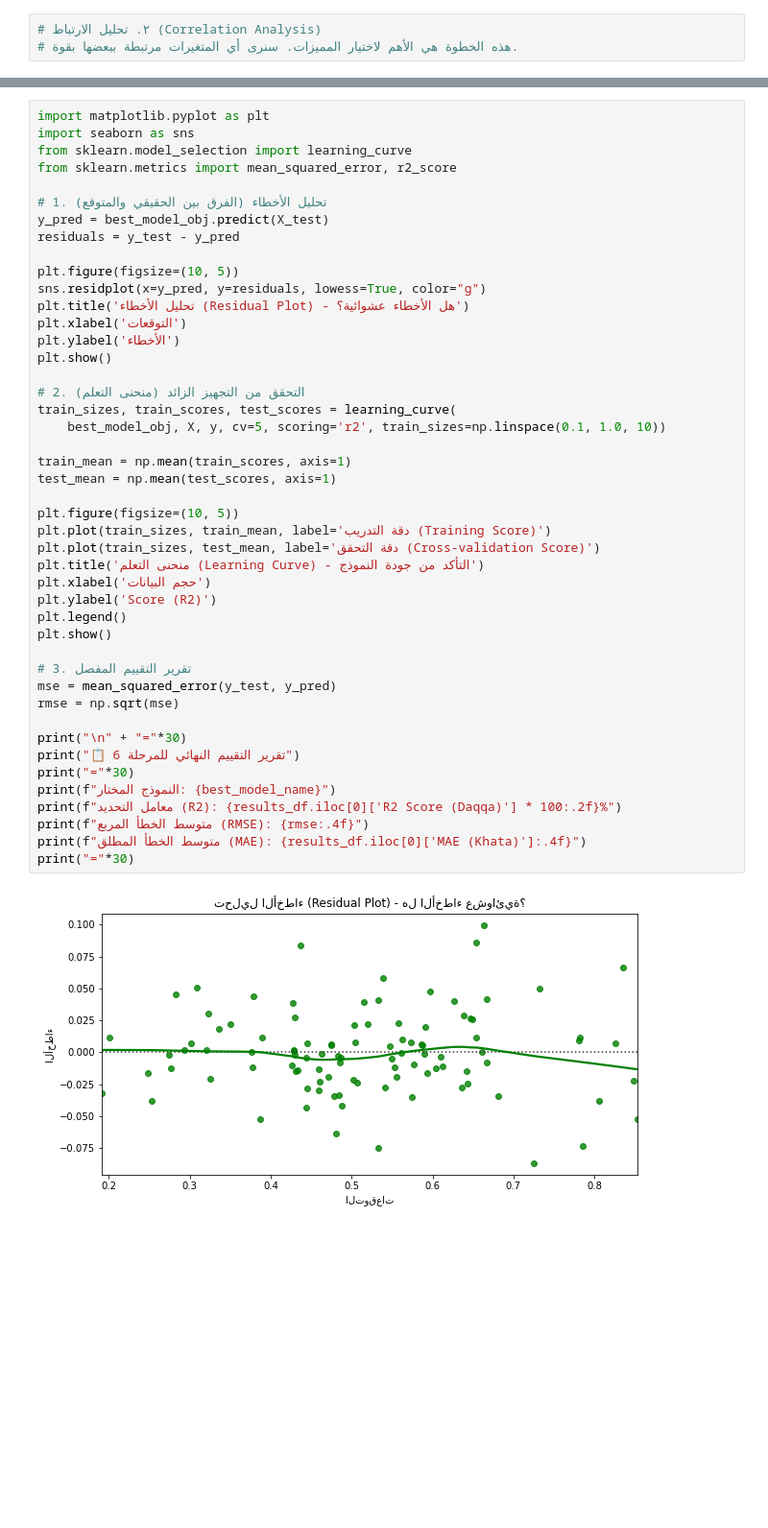
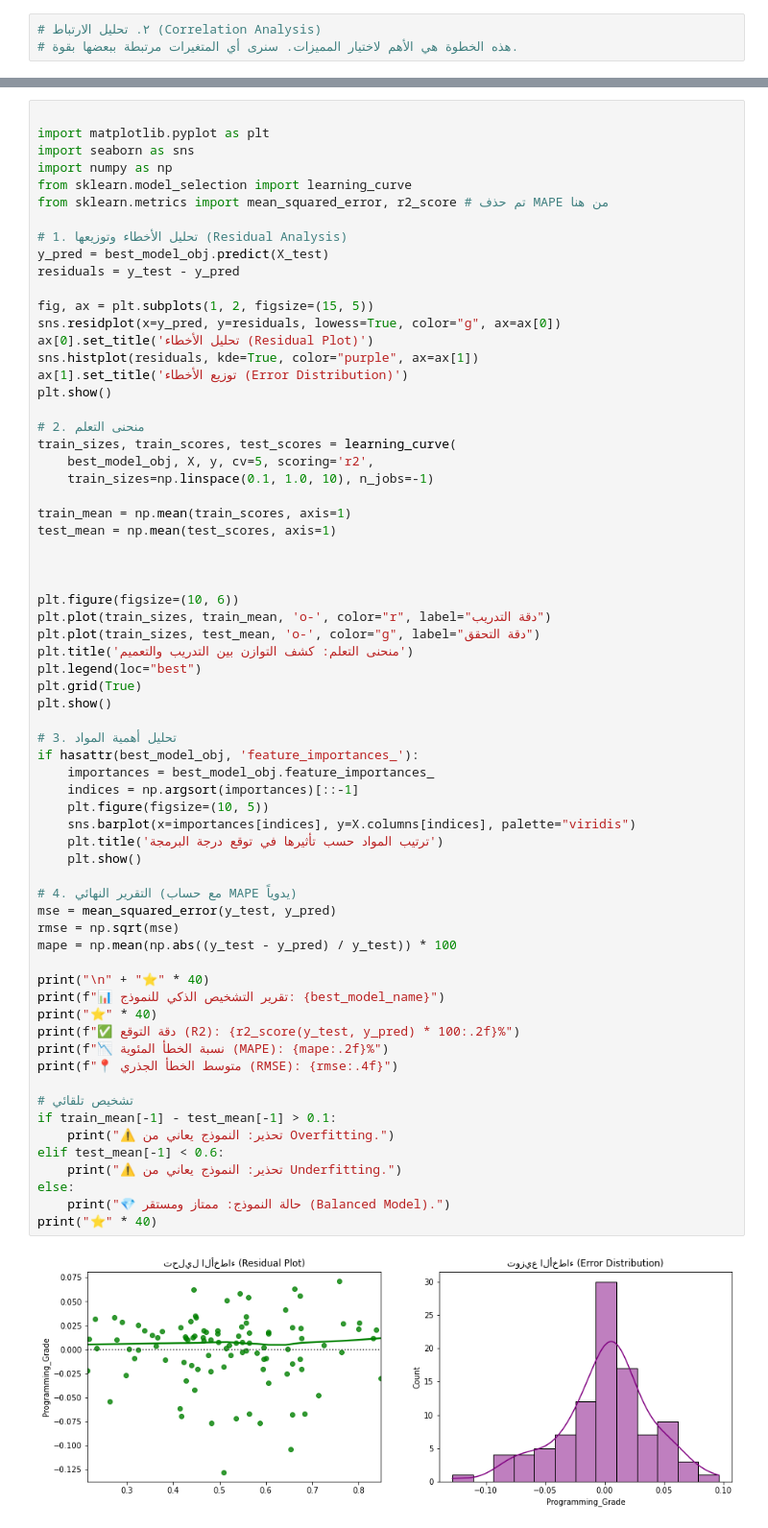
Before and after one commit to Albarafahed/Academic-Advisor-AI-Paython, a Jupyter notebook: main_app.ipynb, the cells around one changed output, grey strips where cells are left out. Shown at 96% size. Saved outputs shown, nothing was run; the diff lists cells and outputs as text; blank space fills up the shorter version.

```diff
--- a/main_app.ipynb
+++ b/main_app.ipynb
@@ -281,47 +360,68 @@ for r in recs: print(r)
 # %%
+
 import matplotlib.pyplot as plt
 import seaborn as sns
+import numpy as np
 from sklearn.model_selection import learning_curve
-from sklearn.metrics import mean_squared_error, r2_score
+from sklearn.metrics import mean_squared_error, r2_score # تم حذف MAPE من هنا
 
-# 1. تحليل الأخطاء (الفرق بين الحقيقي والمتوقع)
+# 1. تحليل الأخطاء وتوزيعها (Residual Analysis)
 y_pred = best_model_obj.predict(X_test)
 residuals = y_test - y_pred
 
-plt.figure(figsize=(10, 5))
-sns.residplot(x=y_pred, y=residuals, lowess=True, color="g")
-plt.title('تحليل الأخطاء (Residual Plot) - هل الأخطاء عشوائية؟')
-plt.xlabel('التوقعات')
-plt.ylabel('الأخطاء')
+fig, ax = plt.subplots(1, 2, figsize=(15, 5))
+sns.residplot(x=y_pred, y=residuals, lowess=True, color="g", ax=ax[0])
+ax[0].set_title('تحليل الأخطاء (Residual Plot)')
+sns.histplot(residuals, kde=True, color="purple", ax=ax[1])
+ax[1].set_title('توزيع الأخطاء (Error Distribution)')
 plt.show()
 
-# 2. التحقق من التجهيز الزائد (منحنى التعلم)
+# 2. منحنى التعلم
 train_sizes, train_scores, test_scores = learning_curve(
-    best_model_obj, X, y, cv=5, scoring='r2', train_sizes=np.linspace(0.1, 1.0, 10))
+    best_model_obj, X, y, cv=5, scoring='r2',
+    train_sizes=np.linspace(0.1, 1.0, 10), n_jobs=-1)
 
 train_mean = np.mean(train_scores, axis=1)
 test_mean = np.mean(test_scores, axis=1)
 
-plt.figure(figsize=(10, 5))
-plt.plot(train_sizes, train_mean, label='دقة التدريب (Training Score)')
-plt.plot(train_sizes, test_mean, label='دقة التحقق (Cross-validation Score)')
-plt.title('منحنى التعلم (Learning Curve) - التأكد من جودة النموذج')
-plt.xlabel('حجم البيانات')
-plt.ylabel('Score (R2)')
-plt.legend()
+
+
+plt.figure(figsize=(10, 6))
+plt.plot(train_sizes, train_mean, 'o-', color="r", label="دقة التدريب")
+plt.plot(train_sizes, test_mean, 'o-', color="g", label="دقة التحقق")
+plt.title('منحنى التعلم: كشف التوازن بين التدريب والتعميم')
+plt.legend(loc="best")
+plt.grid(True)
 plt.show()
 
-# 3. تقرير التقييم المفصل
+# 3. تحليل أهمية المواد
+if hasattr(best_model_obj, 'feature_importances_'):
+    importances = best_model_obj.feature_importances_
+    indices = np.argsort(importances)[::-1]
+    plt.figure(figsize=(10, 5))
+    sns.barplot(x=importances[indices], y=X.columns[indices], palette="viridis")
+    plt.title('ترتيب المواد حسب تأثيرها في توقع درجة البرمجة')
+    plt.show()
+
+# 4. التقرير النهائي (مع حساب MAPE يدوياً)
 mse = mean_squared_error(y_test, y_pred)
 rmse = np.sqrt(mse)
+mape = np.mean(np.abs((y_test - y_pred) / y_test)) * 100
 
-print("\n" + "="*30)
-print("📋 تقرير التقييم النهائي للمرحلة 6")
-print("="*30)
-print(f"النموذج المختار: {best_model_name}")
-print(f"معامل التحديد (R2): {results_df.iloc[0]['R2 Score (Daqqa)'] * 100:.2f}%")
-print(f"متوسط الخطأ المربع (RMSE): {rmse:.4f}")
-print(f"متوسط الخطأ المطلق (MAE): {results_df.iloc[0]['MAE (Khata)']:.4f}")
-print("="*30)
+print("\n" + "⭐" * 40)
+print(f"📊 تقرير التشخيص الذكي للنموذج: {best_model_name}")
+print("⭐" * 40)
+print(f"✅ دقة التوقع (R2): {r2_score(y_test, y_pred) * 100:.2f}%")
+print(f"📉 نسبة الخطأ المئوية (MAPE): {mape:.2f}%")
+print(f"📍 متوسط الخطأ الجذري (RMSE): {rmse:.4f}")
+
+# تشخيص تلقائي
+if train_mean[-1] - test_mean[-1] > 0.1:
+    print("⚠️ تحذير: النموذج يعاني من Overfitting.")
+elif test_mean[-1] < 0.6:
+    print("⚠️ تحذير: النموذج يعاني من Underfitting.")
+else:
+    print("💎 حالة النموذج: ممتاز ومستقر (Balanced Model).")
+print("⭐" * 40)
 # %% [output]
-[figure, old version]
+[figure, new version]
```
Also changed, not shown: parts of 9 cells of this notebook.
